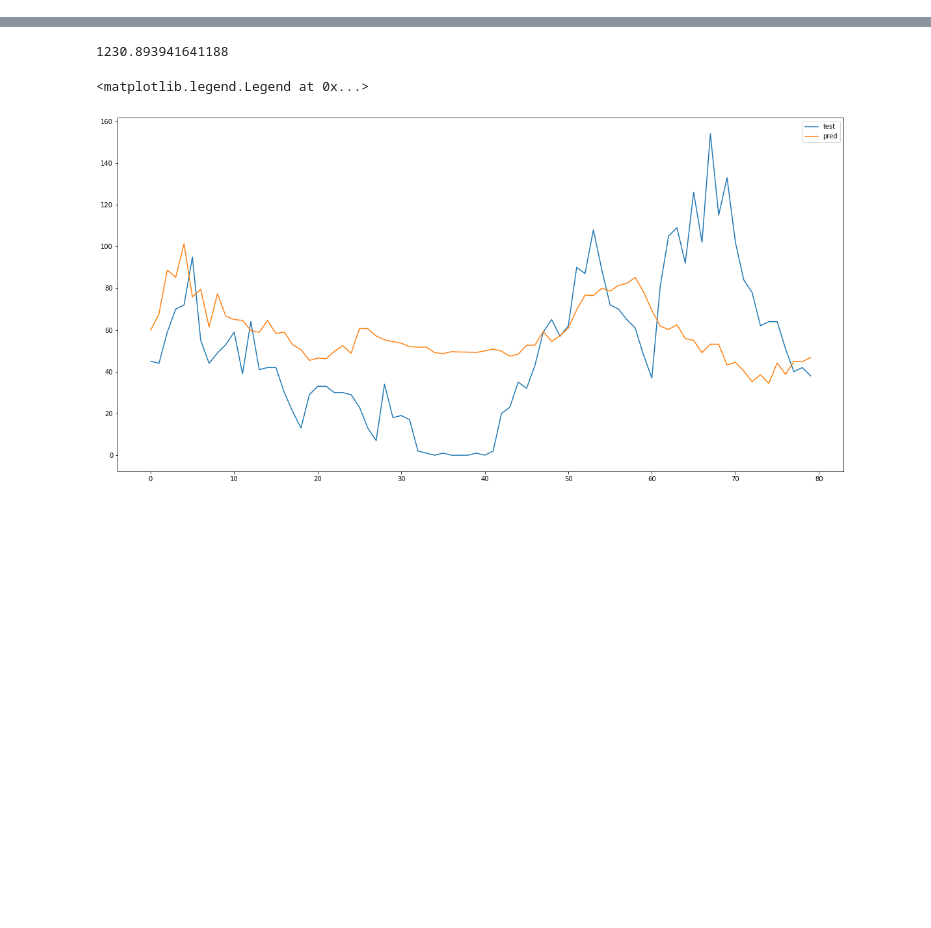
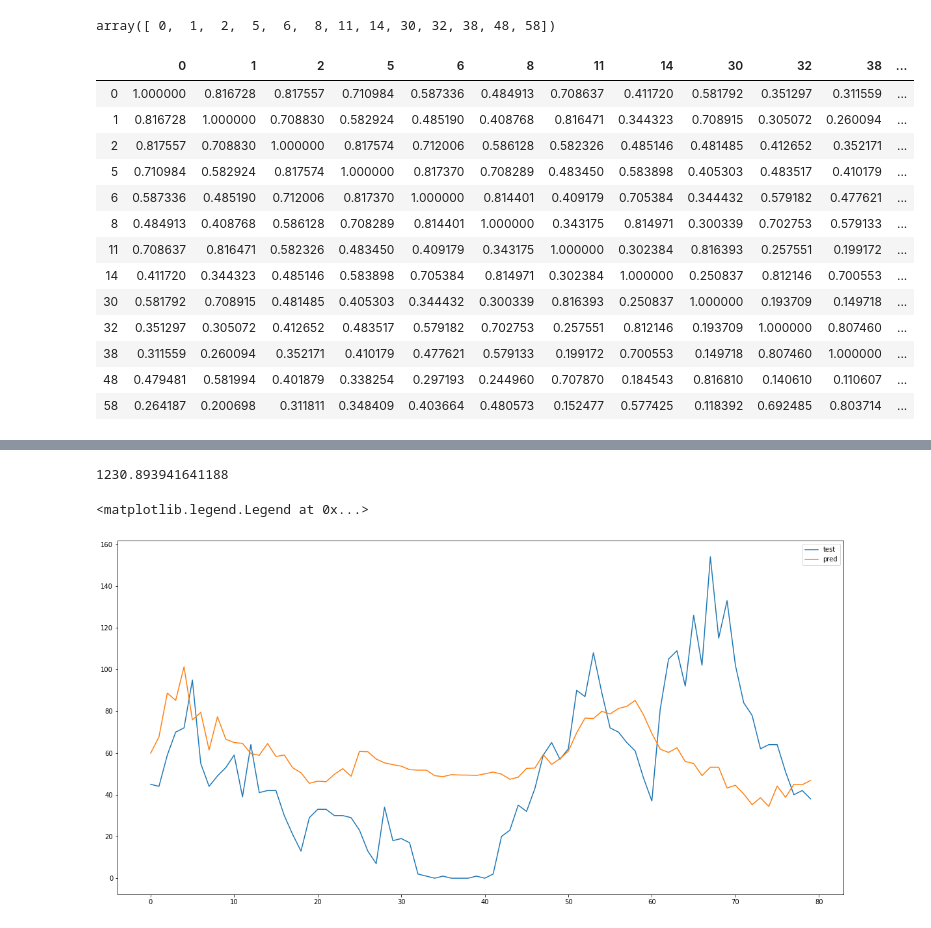
Before and after one commit to alchemist5617/timeseries-networks, a Jupyter notebook: whole_data_validation/Station.ipynb, the cells around one changed output, grey strips where cells are left out. Cells and saved outputs as stored; diff of their text form; code cells hidden in the pictures; blank space fills up the shorter version.

```diff
--- a/whole_data_validation/Station.ipynb
+++ b/whole_data_validation/Station.ipynb
@@ -140,0 +468,4 @@ df = data_list_maker_V(data_sst, V, link)
+# %%
+Index
+# %% [output]
+array([ 0,  1,  2,  5,  6,  8, 11, 14, 30, 32, 38, 48, 58])
@@ -143,3 +478,20 @@ corr = df.corr()
+# %%
+corr
+# %% [output]
+|  | 0 | 1 | 2 | 5 | 6 | 8 | 11 | 14 | 30 | 32 | 38 | ... |
+| 0 | 1.000000 | 0.816728 | 0.817557 | 0.710984 | 0.587336 | 0.484913 | 0.708637 | 0.411720 | 0.581792 | 0.351297 | 0.311559 | ... |
+| 1 | 0.816728 | 1.000000 | 0.708830 | 0.582924 | 0.485190 | 0.408768 | 0.816471 | 0.344323 | 0.708915 | 0.305072 | 0.260094 | ... |
+| 2 | 0.817557 | 0.708830 | 1.000000 | 0.817574 | 0.712006 | 0.586128 | 0.582326 | 0.485146 | 0.481485 | 0.412652 | 0.352171 | ... |
+| 5 | 0.710984 | 0.582924 | 0.817574 | 1.000000 | 0.817370 | 0.708289 | 0.483450 | 0.583898 | 0.405303 | 0.483517 | 0.410179 | ... |
+| 6 | 0.587336 | 0.485190 | 0.712006 | 0.817370 | 1.000000 | 0.814401 | 0.409179 | 0.705384 | 0.344432 | 0.579182 | 0.477621 | ... |
+| 8 | 0.484913 | 0.408768 | 0.586128 | 0.708289 | 0.814401 | 1.000000 | 0.343175 | 0.814971 | 0.300339 | 0.702753 | 0.579133 | ... |
+| 11 | 0.708637 | 0.816471 | 0.582326 | 0.483450 | 0.409179 | 0.343175 | 1.000000 | 0.302384 | 0.816393 | 0.257551 | 0.199172 | ... |
+| 14 | 0.411720 | 0.344323 | 0.485146 | 0.583898 | 0.705384 | 0.814971 | 0.302384 | 1.000000 | 0.250837 | 0.812146 | 0.700553 | ... |
+| 30 | 0.581792 | 0.708915 | 0.481485 | 0.405303 | 0.344432 | 0.300339 | 0.816393 | 0.250837 | 1.000000 | 0.193709 | 0.149718 | ... |
+| 32 | 0.351297 | 0.305072 | 0.412652 | 0.483517 | 0.579182 | 0.702753 | 0.257551 | 0.812146 | 0.193709 | 1.000000 | 0.807460 | ... |
+| 38 | 0.311559 | 0.260094 | 0.352171 | 0.410179 | 0.477621 | 0.579133 | 0.199172 | 0.700553 | 0.149718 | 0.807460 | 1.000000 | ... |
+| 48 | 0.479481 | 0.581994 | 0.401879 | 0.338254 | 0.297193 | 0.244960 | 0.707870 | 0.184543 | 0.816810 | 0.140610 | 0.110607 | ... |
+| 58 | 0.264187 | 0.200698 | 0.311811 | 0.348409 | 0.403664 | 0.480573 | 0.152477 | 0.577425 | 0.118392 | 0.692485 | 0.803714 | ... |
 # %%
 sns.heatmap(corr)
 # %% [output]
```
Also changed, not shown: parts of 43 cells of this notebook, 2 other files.
